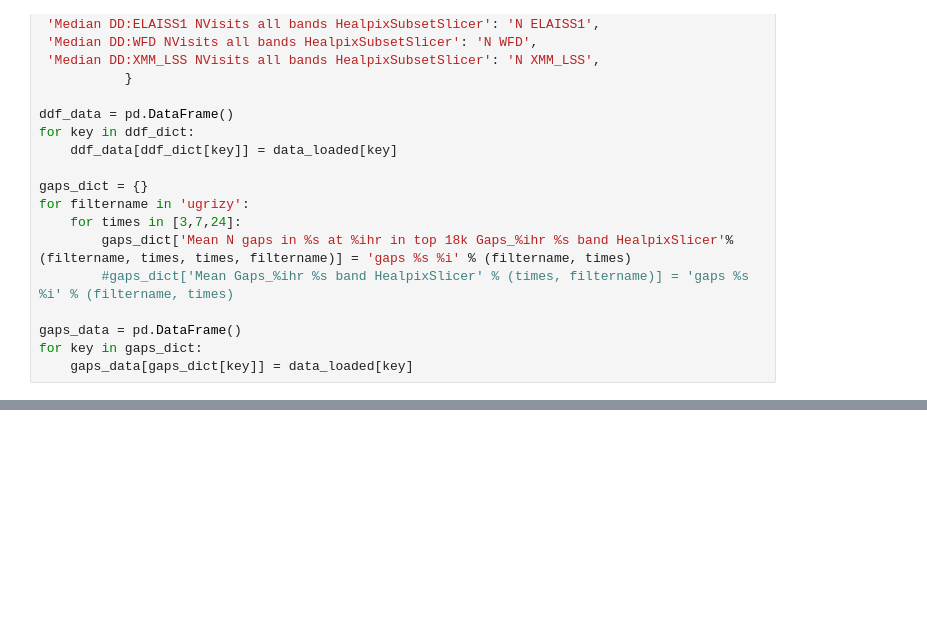
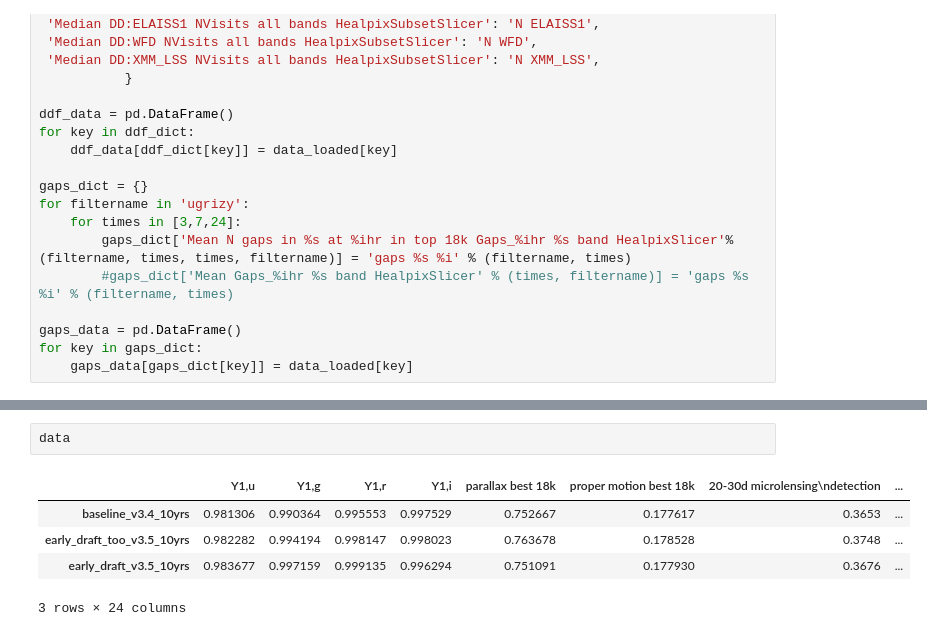
Before and after one commit to lsst-sims/sims_featureScheduler_runs3.5, a Jupyter notebook: maf/quick_look.ipynb, the cells around one changed output, grey strips where cells are left out. Saved outputs shown, nothing was run; the diff lists cells and outputs as text; blank space fills up the shorter version.

```diff
--- a/maf/quick_look.ipynb
+++ b/maf/quick_look.ipynb
@@ -216,0 +218,8 @@ fig, ax = radar(ndata, legend=True, rgrids=[0.9, 1.0, 1.1], bbox_to_anchor=(1.65
+# %%
+data
+# %% [output]
+|  | Y1,u | Y1,g | Y1,r | Y1,i | parallax best 18k | proper motion best 18k | 20-30d microlensing\ndetection | ... |
+| baseline_v3.4_10yrs | 0.981306 | 0.990364 | 0.995553 | 0.997529 | 0.752667 | 0.177617 | 0.3653 | ... |
+| early_draft_too_v3.5_10yrs | 0.982282 | 0.994194 | 0.998147 | 0.998023 | 0.763678 | 0.178528 | 0.3748 | ... |
+| early_draft_v3.5_10yrs | 0.983677 | 0.997159 | 0.999135 | 0.996294 | 0.751091 | 0.177930 | 0.3676 | ... |
+3 rows × 24 columns
```
Also changed, not shown: parts of 4 cells of this notebook.
